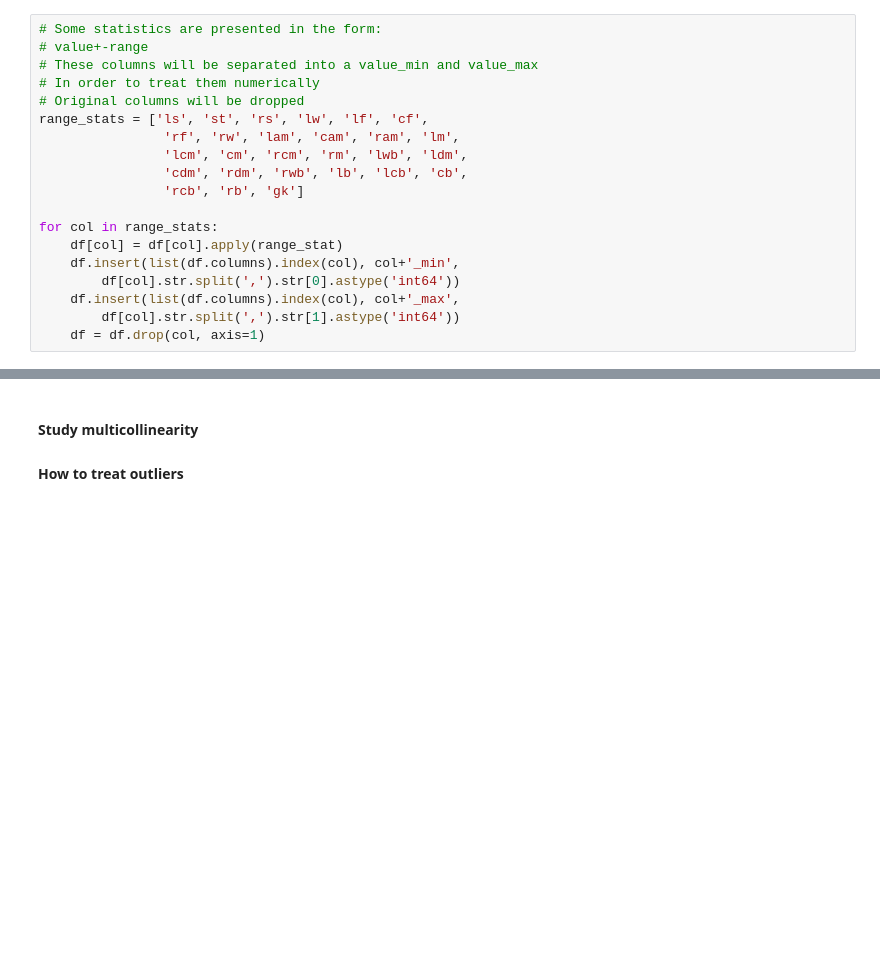
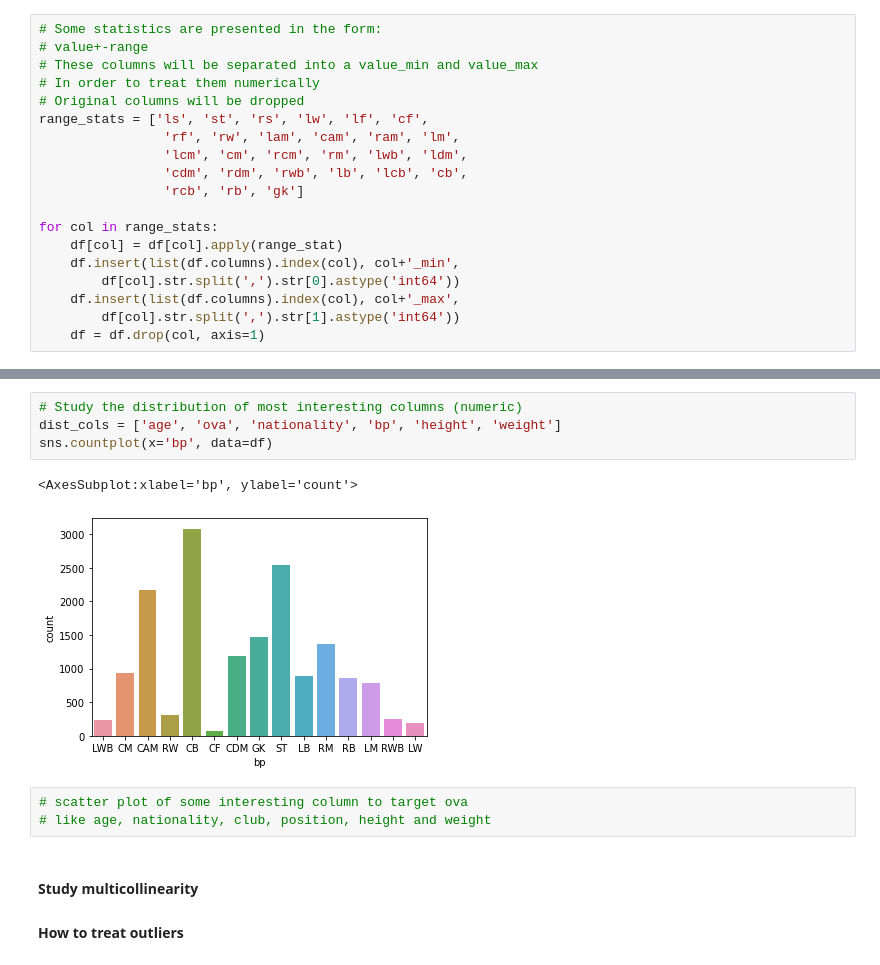
Before and after one commit to Edoardo1996/data_mid_bootcamp_project_FIFA_MoneyBall, a Jupyter notebook: main.ipynb, the cells around one changed output, grey strips where cells are left out. Drawn from its saved outputs; the diff is of its cells as text; blank space fills up the shorter version.

```diff
--- a/main.ipynb
+++ b/main.ipynb
@@ -293,3 +329,13 @@ memory usage: 16.1+ MB
+# %%
+# Study the distribution of most interesting columns (numeric)
+dist_cols = ['age', 'ova', 'nationality', 'bp', 'height', 'weight']
+sns.countplot(x='bp', data=df)
+# %% [output]
+<AxesSubplot:xlabel='bp', ylabel='count'>
+[figure, added]
+# %%
+# scatter plot of some interesting column to target ova
+# like age, nationality, club, position, height and weight
 # %% [markdown]
 #### Study multicollinearity
 #### How to treat outliers
```
Also changed, not shown: parts of 20 cells of this notebook, 2 other files.
